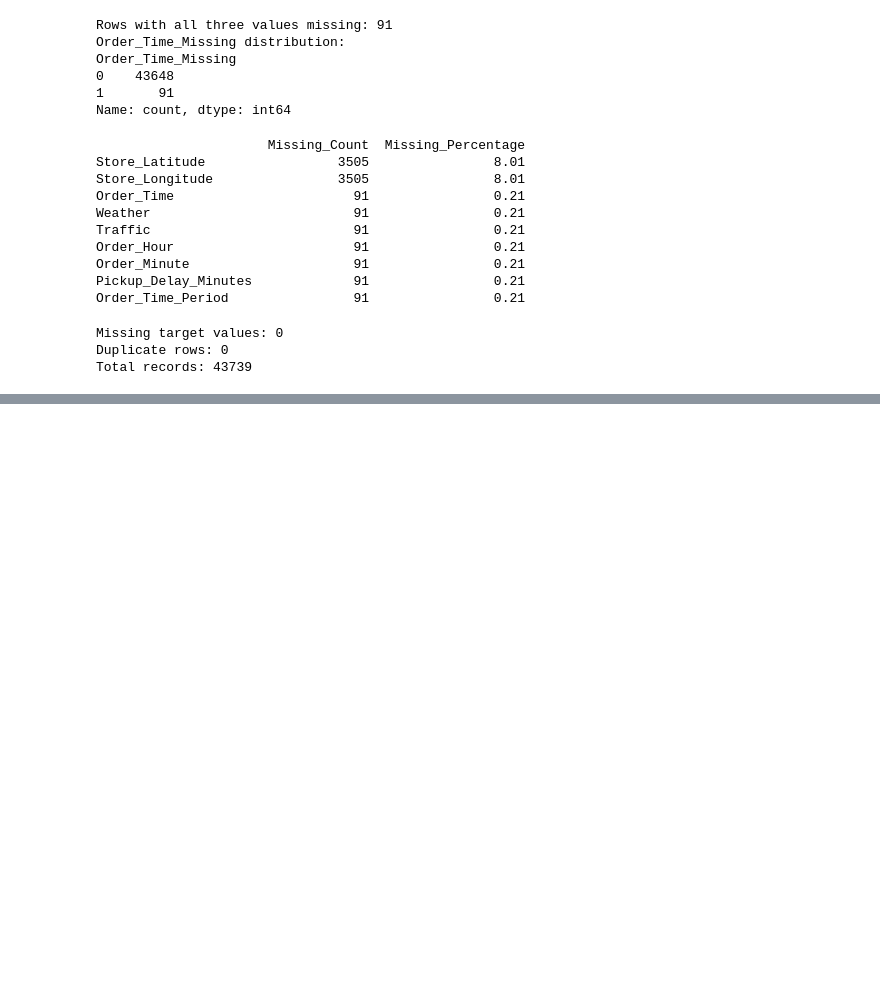
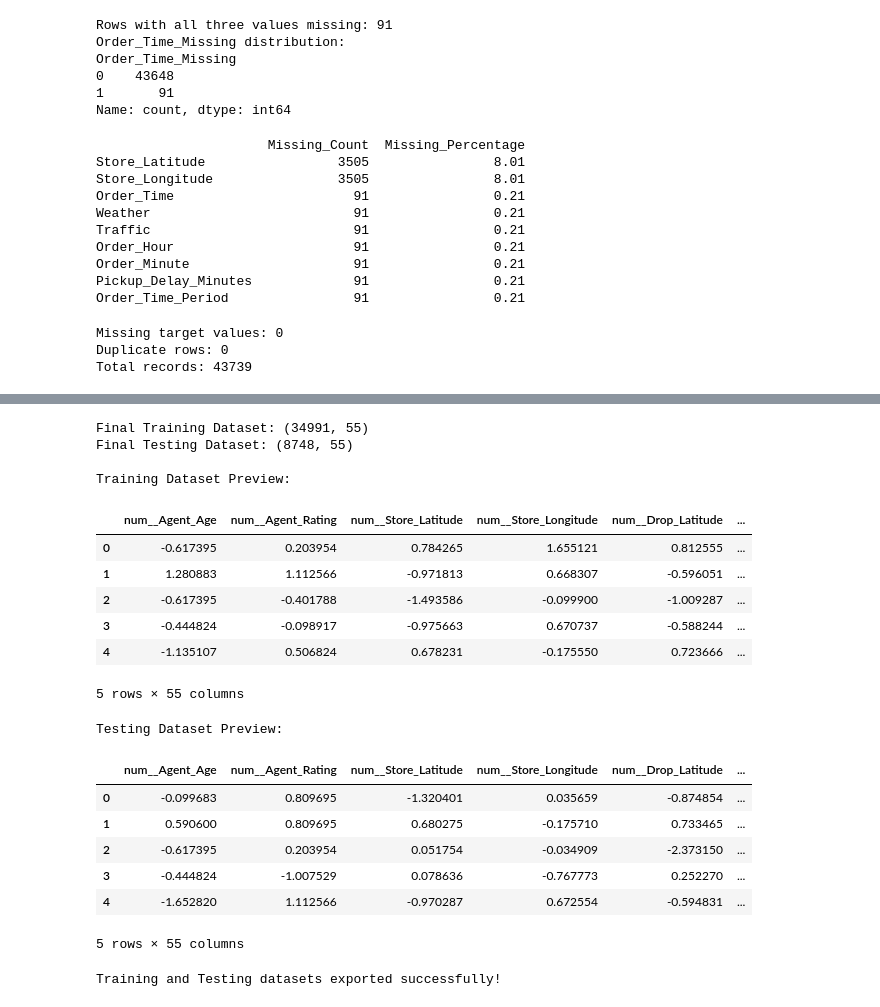
Before and after one commit to Darshanpatil90/Amazon-Delivery-Analytics, a Jupyter notebook: notebooks/Amazon_Delivery_ML_Preprocessing.ipynb, the cells around one changed output, grey strips where cells are left out. Saved outputs shown, nothing was run; the diff lists cells and outputs as text; code cells hidden in the pictures; blank space fills up the shorter version.

```diff
--- a/notebooks/Amazon_Delivery_ML_Preprocessing.ipynb
+++ b/notebooks/Amazon_Delivery_ML_Preprocessing.ipynb
@@ -898,0 +1538,8 @@ Total records: 43739
+# %%
+feature_names = preprocessor.get_feature_names_out()
+
+print("Total Processed Features:", len(feature_names))
+
+print("\nProcessed Feature Names:")
+for feature in feature_names:
+    print(feature)
@@ -898,0 +1564,67 @@ Total records: 43739
+# %%
+import pandas as pd
+from scipy import sparse
+
+# Convert processed arrays into DataFrames
+X_train_df = pd.DataFrame(
+    X_train_processed.toarray() if sparse.issparse(X_train_processed) else X_train_processed,
+    columns=feature_names
+)
+
+X_test_df = pd.DataFrame(
+    X_test_processed.toarray() if sparse.issparse(X_test_processed) else X_test_processed,
+    columns=feature_names
+)
+
+# Add target column
+X_train_df["Delivery_Time"] = y_train.reset_index(drop=True)
+X_test_df["Delivery_Time"] = y_test.reset_index(drop=True)
+
+print("Final Training Dataset:", X_train_df.shape)
+print("Final Testing Dataset:", X_test_df.shape)
+
+print("\nTraining Dataset Preview:")
+display(X_train_df.head())
+
+print("\nTesting Dataset Preview:")
+display(X_test_df.head())
+# %% [output]
+Final Training Dataset: (34991, 55)
+Final Testing Dataset: (8748, 55)
+
+Training Dataset Preview:
+|  | num__Agent_Age | num__Agent_Rating | num__Store_Latitude | num__Store_Longitude | num__Drop_Latitude | ... |
+| 0 | -0.617395 | 0.203954 | 0.784265 | 1.655121 | 0.812555 | ... |
+| 1 | 1.280883 | 1.112566 | -0.971813 | 0.668307 | -0.596051 | ... |
+| 2 | -0.617395 | -0.401788 | -1.493586 | -0.099900 | -1.009287 | ... |
+| 3 | -0.444824 | -0.098917 | -0.975663 | 0.670737 | -0.588244 | ... |
+| 4 | -1.135107 | 0.506824 | 0.678231 | -0.175550 | 0.723666 | ... |
+5 rows × 55 columns
+Testing Dataset Preview:
+|  | num__Agent_Age | num__Agent_Rating | num__Store_Latitude | num__Store_Longitude | num__Drop_Latitude | ... |
+| 0 | -0.099683 | 0.809695 | -1.320401 | 0.035659 | -0.874854 | ... |
+| 1 | 0.590600 | 0.809695 | 0.680275 | -0.175710 | 0.733465 | ... |
+| 2 | -0.617395 | 0.203954 | 0.051754 | -0.034909 | -2.373150 | ... |
+| 3 | -0.444824 | -1.007529 | 0.078636 | -0.767773 | 0.252270 | ... |
+| 4 | -1.652820 | 1.112566 | -0.970287 | 0.672554 | -0.594831 | ... |
+5 rows × 55 columns
+# %%
+import os
+
+output_path = r"C:\Users\darsh\OneDrive\Amazon-Delivery-Analytics\data\processed"
+
+os.makedirs(output_path, exist_ok=True)
+
+X_train_df.to_csv(
+    os.path.join(output_path, "amazon_delivery_train.csv"),
+    index=False
+)
+
+X_test_df.to_csv(
+    os.path.join(output_path, "amazon_delivery_test.csv"),
+    index=False
+)
+
+print("Training and Testing datasets exported successfully!")
+# %% [output]
+Training and Testing datasets exported successfully!
```
Also changed, not shown: parts of 25 cells of this notebook, 1 other file.
